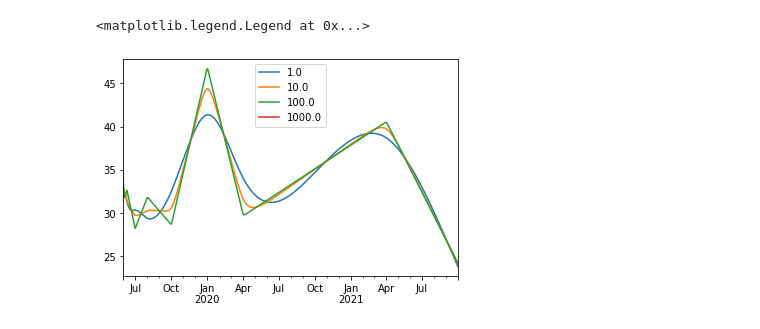
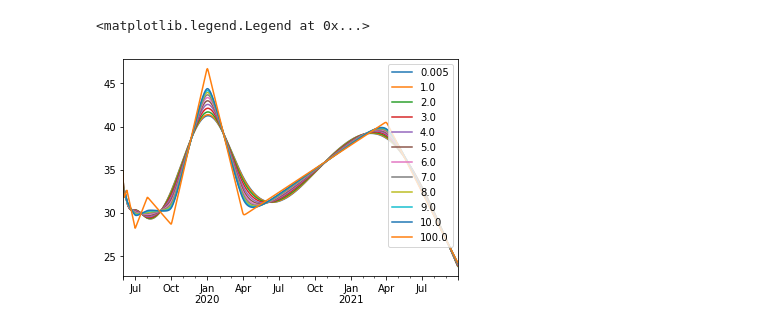
Before and after one commit to tpberntsen/curves, a Jupyter notebook: samples/python/scratchpads/hyperbolic_tension_spline_scratchpad.ipynb, the cells around one changed output. Saved outputs shown, nothing was run; the diff lists cells and outputs as text; code cells hidden in the pictures.

Commit message:
Remove tension value of 1000.0 from scratchpad as results in nans.

```diff
--- a/samples/python/scratchpads/hyperbolic_tension_spline_scratchpad.ipynb
+++ b/samples/python/scratchpads/hyperbolic_tension_spline_scratchpad.ipynb
@@ -6,32 +6,32 @@ import pandas as pd
 
 contracts = [
     (date(2019, 5, 31), 34.875),
     (date(2019, 6, 1), date(2019, 6, 2), 32.87),
     ((date(2019, 6, 3), date(2019, 6, 9)), 32.14),
     (pd.Period(year=2019, month=6, freq='M'), 31.08),
     (cp.month(2019, 7), 29.95),
     (cp.q_3(2019), 30.18),
     (cp.q_4(2019), 37.64),
     (cp.winter(2019), 38.05),
     (cp.summer(2020), 32.39),
     (cp.winter(2020), 37.84),
     (cp.gas_year(2020), 35.12)
 ]
 
 tension=3.5
 
 def discount_factor(p):
     return 1.0
 
 pc_for_spline, bc_for_spline, _ = bootstrap_contracts(contracts, freq='D')
-tensions = [1.0, 10.0, 100.0, 1000.0]
+tensions = [0.005, 1.0, 2.0, 3.0, 4.0, 5.0, 6.0, 7.0, 8.0, 9.0, 10.0, 100.0]
 
 for tension in tensions:
     smooth_curve, _ = hyperbolic_tension_spline(bc_for_spline, freq='D', tension=tension,
                                                         discount_factor=discount_factor)
     ax = smooth_curve.plot(legend=True)
 
 ax.legend(tensions)
 # %% [output]
 <matplotlib.legend.Legend at 0x...>
-[figure, old version]
+[figure, new version]
```
Also changed, not shown: parts of 2 cells of this notebook.
